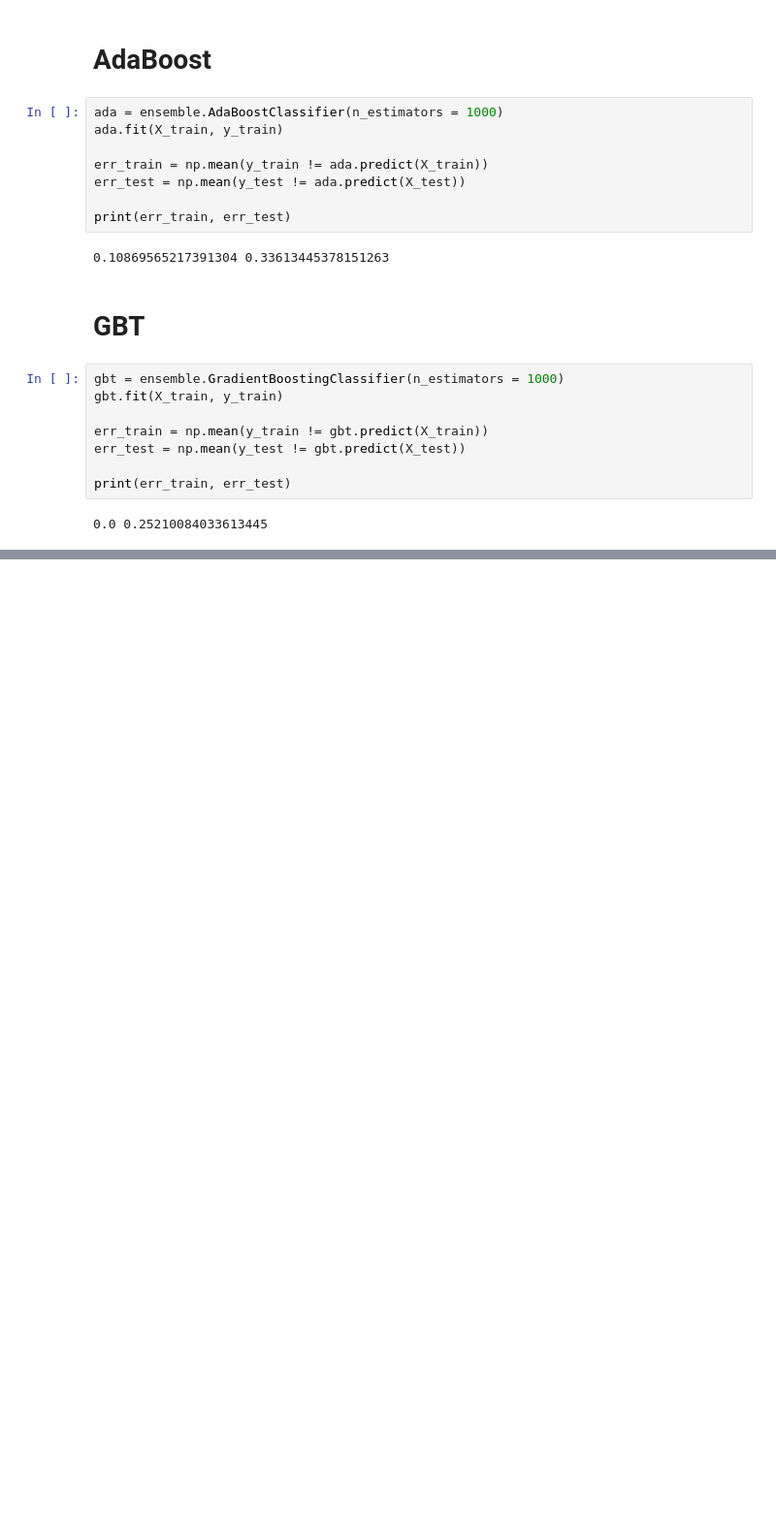
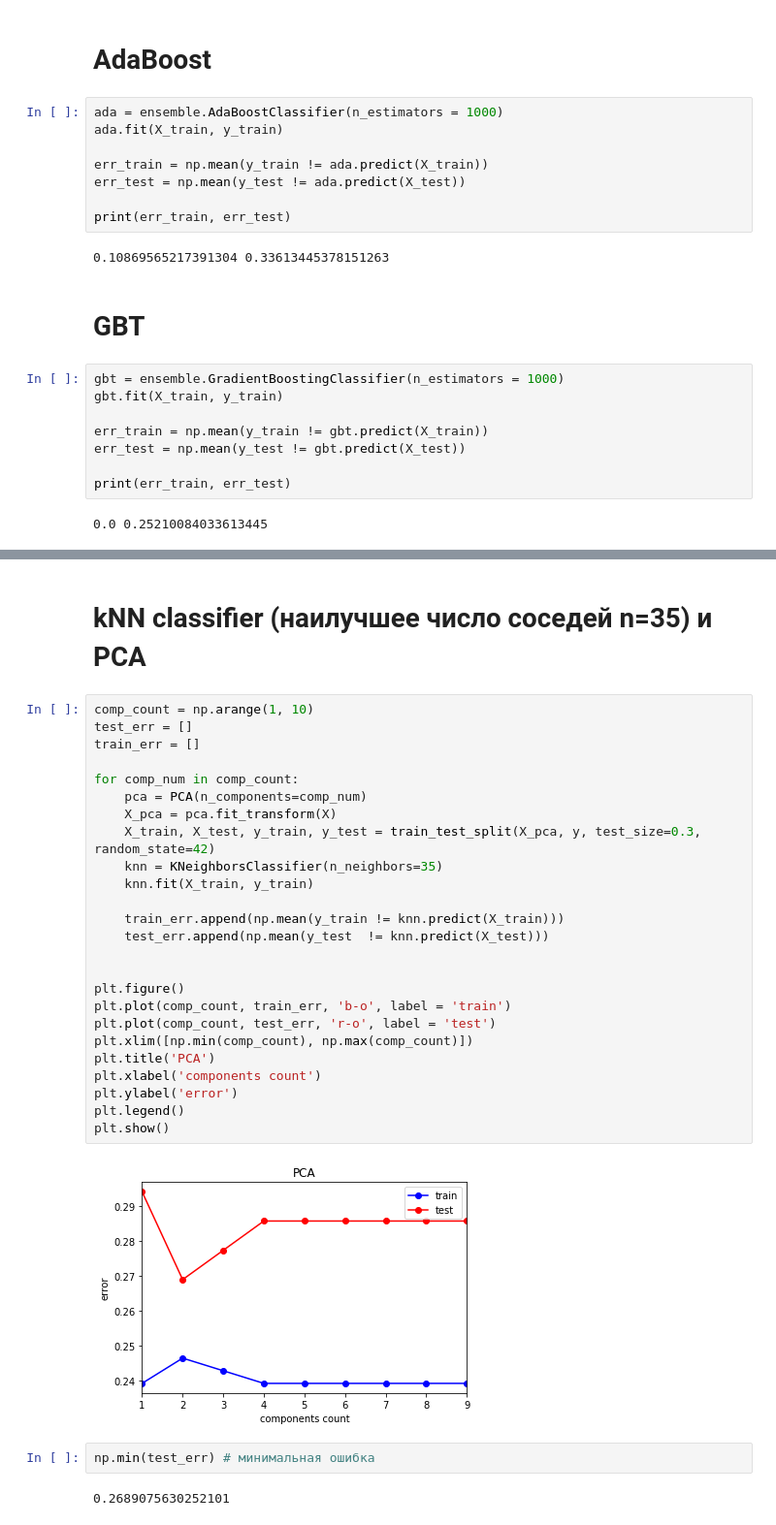
Before and after one commit to PawelGribov/MachineLearning, a Jupyter notebook: FirstTask.ipynb, the cells around one changed output, grey strips where cells are left out. Shown at 97% size. Drawn from its saved outputs; the diff is of its cells as text; blank space fills up the shorter version.

```diff
--- a/FirstTask.ipynb
+++ b/FirstTask.ipynb
@@ -1084,0 +1120,33 @@ print(err_train, err_test)
+# %% [markdown]
+# kNN classifier (наилучшее число соседей n=35) и PCA
+# %%
+comp_count = np.arange(1, 10)
+test_err = []
+train_err = []
+
+for comp_num in comp_count:
+    pca = PCA(n_components=comp_num)
+    X_pca = pca.fit_transform(X)
+    X_train, X_test, y_train, y_test = train_test_split(X_pca, y, test_size=0.3, random_state=42)
+    knn = KNeighborsClassifier(n_neighbors=35)
+    knn.fit(X_train, y_train)
+
+    train_err.append(np.mean(y_train != knn.predict(X_train)))
+    test_err.append(np.mean(y_test  != knn.predict(X_test)))
+
+
+plt.figure()
+plt.plot(comp_count, train_err, 'b-o', label = 'train')
+plt.plot(comp_count, test_err, 'r-o', label = 'test')
+plt.xlim([np.min(comp_count), np.max(comp_count)])
+plt.title('PCA')
+plt.xlabel('components count')
+plt.ylabel('error')
+plt.legend()
+plt.show()
+# %% [output]
+[figure, added]
+# %%
+np.min(test_err) # минимальная ошибка
+# %% [output]
+0.2689075630252101
```
Also changed, not shown: parts of 8 cells of this notebook.
